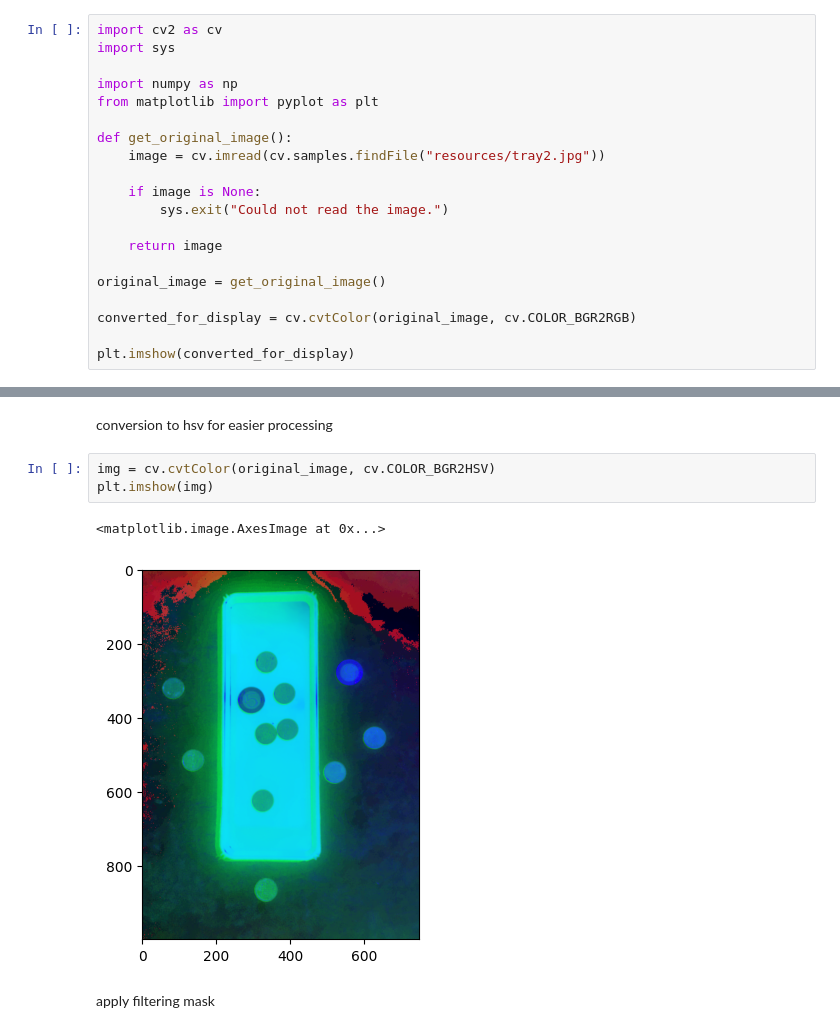
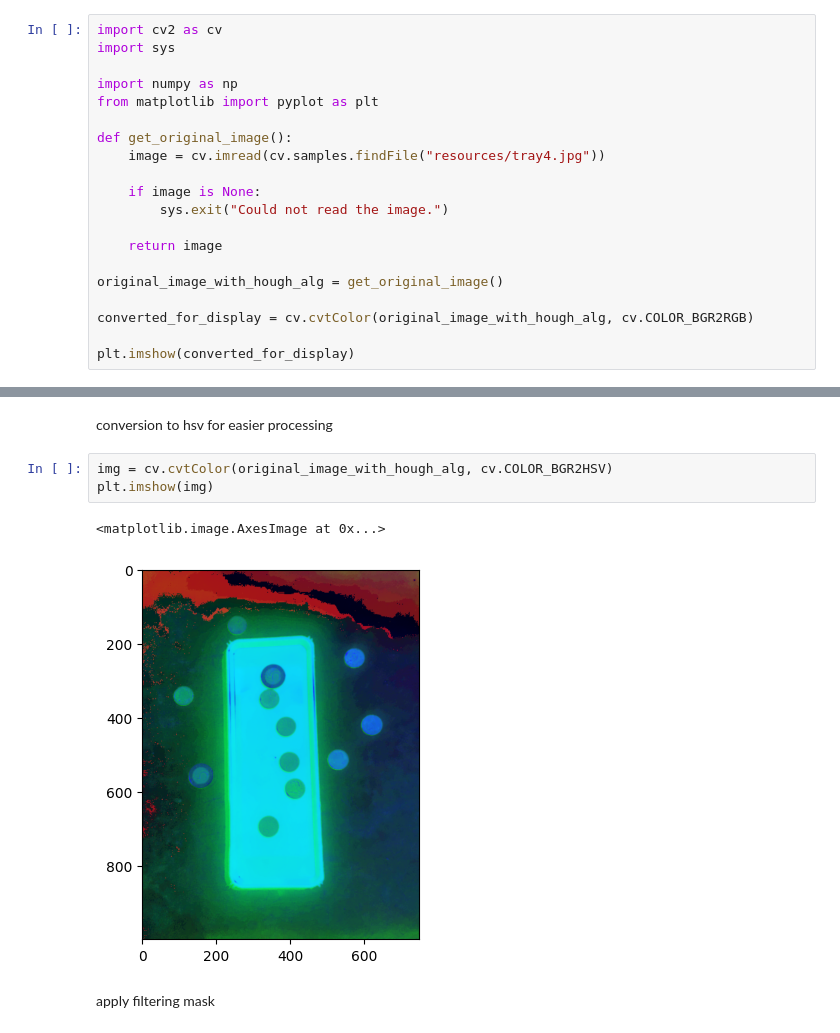
Before and after one commit to JeremiJL/WMA, a Jupyter notebook: projects/project_02/task.ipynb, the cells around one changed output, grey strips where cells are left out. Saved outputs shown, nothing was run; the diff lists cells and outputs as text.

```diff
--- a/projects/project_02/task.ipynb
+++ b/projects/project_02/task.ipynb
@@ -34,16 +34,16 @@ import numpy as np
 from matplotlib import pyplot as plt
 
 def get_original_image():
-    image = cv.imread(cv.samples.findFile("resources/tray2.jpg"))
+    image = cv.imread(cv.samples.findFile("resources/tray4.jpg"))
 
     if image is None:
         sys.exit("Could not read the image.")
 
     return image
 
-original_image = get_original_image()
+original_image_with_hough_alg = get_original_image()
 
-converted_for_display = cv.cvtColor(original_image, cv.COLOR_BGR2RGB)
+converted_for_display = cv.cvtColor(original_image_with_hough_alg, cv.COLOR_BGR2RGB)
 
 plt.imshow(converted_for_display)
 # %% [output]
@@ -52,11 +52,11 @@ plt.imshow(converted_for_display)
 # %% [markdown]
 conversion to hsv for easier processing
 # %%
-img = cv.cvtColor(original_image, cv.COLOR_BGR2HSV)
+img = cv.cvtColor(original_image_with_hough_alg, cv.COLOR_BGR2HSV)
 plt.imshow(img)
 # %% [output]
 <matplotlib.image.AxesImage at 0x...>
-[figure, old version]
+[figure, new version]
 # %% [markdown]
 apply filtering mask
 # %%
```
Also changed, not shown: parts of 11 cells of this notebook.
